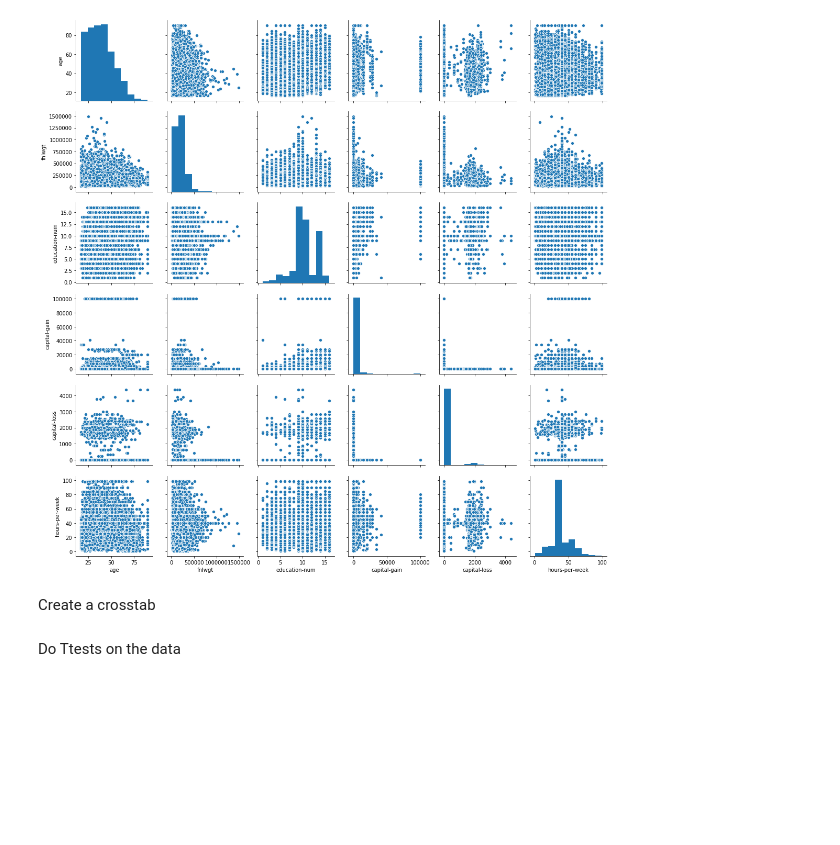
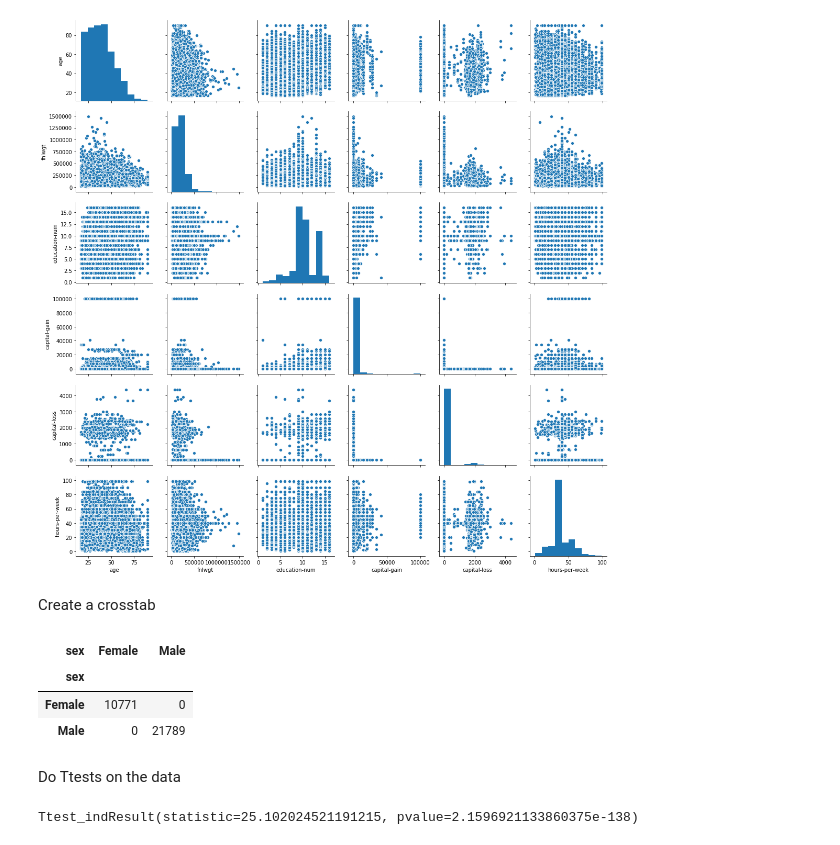
Before and after one commit to JackRossProjects/DS-Unit-1-Sprint-2-Statistics, a Jupyter notebook: Unit_1_Sprint_2_Study_Guide.ipynb, the cells around one changed output. Cells and saved outputs as stored; diff of their text form; code cells hidden in the pictures; blank space fills up the shorter version.

```diff
--- a/Unit_1_Sprint_2_Study_Guide.ipynb
+++ b/Unit_1_Sprint_2_Study_Guide.ipynb
@@ -134,5 +143,12 @@ sns.pairplot(df)
 [figure]
 # %% [markdown]
 Create a crosstab
+# %%
+pd.crosstab(df['sex'], df['sex'])
+# %% [output]
+| sex | Female | Male |
+| sex |  |  |
+| Female | 10771 | 0 |
+| Male | 0 | 21789 |
 # %% [markdown]
 Do Ttests on the data
@@ -138,0 +160,4 @@ Do Ttests on the data
+# %%
+stats.ttest_ind(df['sex'], df['race'], nan_policy='omit')
+# %% [output]
+Ttest_indResult(statistic=25.102024521191215, pvalue=2.1596921133860375e-138)
```
Also changed, not shown: parts of 4 cells of this notebook.
